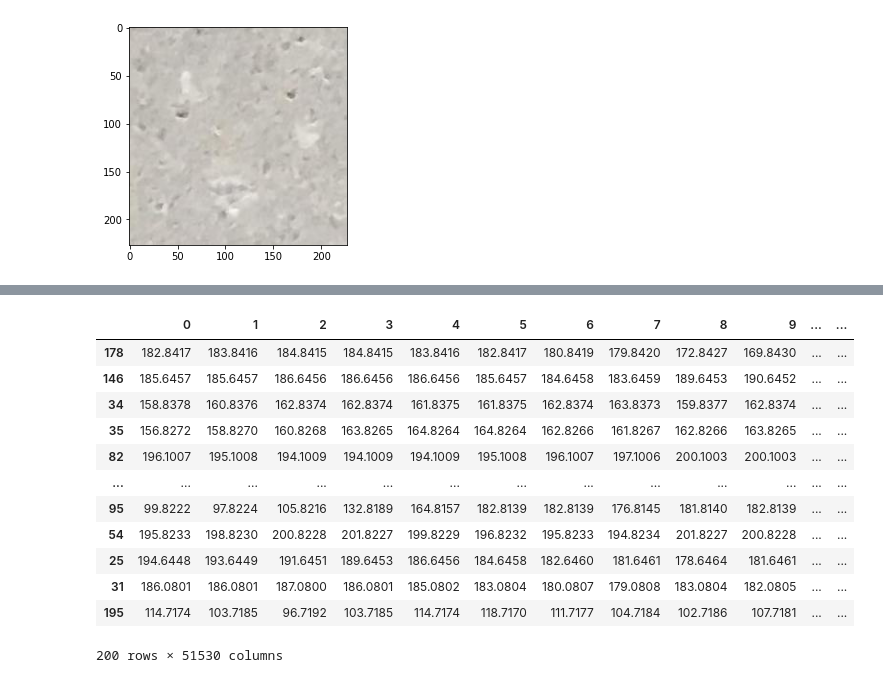
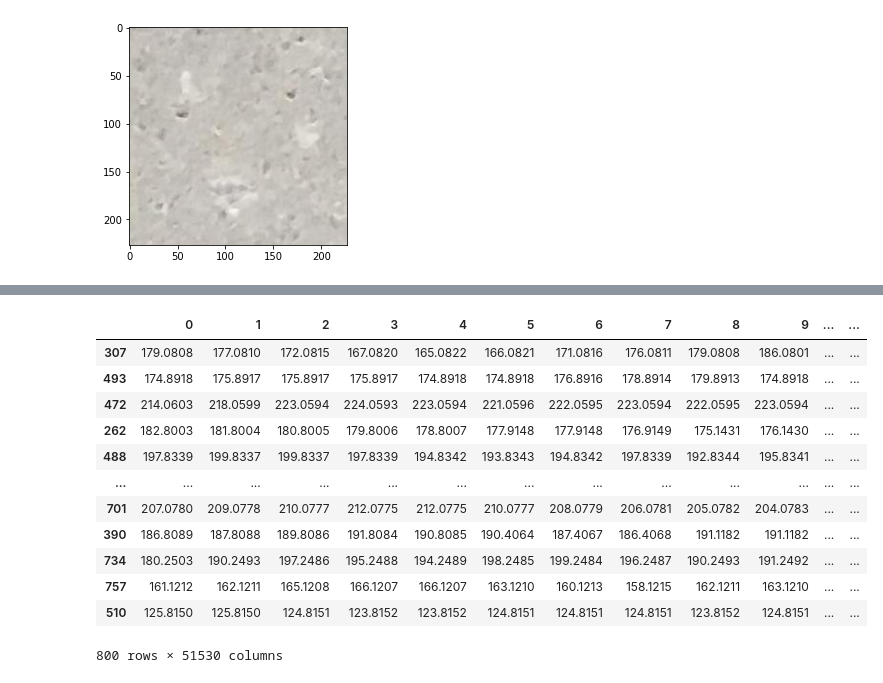
Before and after one commit to pstecklein/capstone, a Jupyter notebook: crackD_experiments.ipynb, the cells around one changed output, grey strips where cells are left out. Drawn from its saved outputs; the diff is of its cells as text; code cells hidden in the pictures.

```diff
--- a/crackD_experiments.ipynb
+++ b/crackD_experiments.ipynb
@@ -48,7 +48,7 @@ for img in img_files:
 train_df = []
 
 
-for i in range(1, 501):
+for i in range(1, 101):
   imgNum = "0"*(5 - len(str(i))) + str(i) + ".jpg"
   trueImg = "true/" + imgNum
   truePath = os.path.join(train_img_dir, trueImg)
@@ -58,7 +58,7 @@ for i in range(1, 501):
   train_df.append(flattened)
 
 
-for i in range(1, 501):
+for i in range(1, 101):
   imgNum = "0"*(5 - len(str(i))) + str(i) + ".jpg"
   falseImg = "false/" + imgNum
   falsePath = os.path.join(train_img_dir, falseImg)
@@ -69,8 +69,8 @@ for i in range(1, 501):
 
 
 train_df = pd.DataFrame(train_df)
-train_df.loc[train_df.index[:500], 'label'] = 1
-train_df.loc[train_df.index[500:], 'label'] = 0
+train_df.loc[train_df.index[:100], 'label'] = 1
+train_df.loc[train_df.index[100:], 'label'] = 0
 
 train_df = train_df.sample(frac=1)
 train_df
@@ -91,47 +91,47 @@ train_df
 # %%
 test_df = []
 
 
-for i in range(1, 101):
+for i in range(1, 401):
   imgNum = "0"*(5 - len(str(1000+i))) + str(1000+i) + ".jpg"
   trueImg = "true/" + imgNum
   truePath = os.path.join(test_img_dir, trueImg)
   imgArr = np.asarray(Image.open(truePath))
   gray = np.dot(imgArr, [0.2989, 0.5870, 0.1140])
   flattened = gray.flatten()
   test_df.append(flattened)
 
 
-for i in range(1, 101):
+for i in range(1, 401):
   imgNum = "0"*(5 - len(str(1000+i))) + str(1000+i) + ".jpg"
   falseImg = "false/" + imgNum
   falsePath = os.path.join(test_img_dir, falseImg)
   imgArr = np.asarray(Image.open(falsePath))
   gray = np.dot(imgArr, [0.2989, 0.5870, 0.1140])
   flattened = gray.flatten()
   test_df.append(flattened)
 
 
 test_df = pd.DataFrame(test_df)
-test_df.loc[test_df.index[:100], 'label'] = 1
-test_df.loc[test_df.index[100:], 'label'] = 0
+test_df.loc[test_df.index[:400], 'label'] = 1
+test_df.loc[test_df.index[400:], 'label'] = 0
 
 test_df = test_df.sample(frac=1)
 test_df
 # %% [output]
 |  | 0 | 1 | 2 | 3 | 4 | 5 | 6 | 7 | 8 | 9 | ... | ... |
-| 178 | 182.8417 | 183.8416 | 184.8415 | 184.8415 | 183.8416 | 182.8417 | 180.8419 | 179.8420 | 172.8427 | 169.8430 | ... | ... |
-| 146 | 185.6457 | 185.6457 | 186.6456 | 186.6456 | 186.6456 | 185.6457 | 184.6458 | 183.6459 | 189.6453 | 190.6452 | ... | ... |
-| 34 | 158.8378 | 160.8376 | 162.8374 | 162.8374 | 161.8375 | 161.8375 | 162.8374 | 163.8373 | 159.8377 | 162.8374 | ... | ... |
-| 35 | 156.8272 | 158.8270 | 160.8268 | 163.8265 | 164.8264 | 164.8264 | 162.8266 | 161.8267 | 162.8266 | 163.8265 | ... | ... |
-| 82 | 196.1007 | 195.1008 | 194.1009 | 194.1009 | 194.1009 | 195.1008 | 196.1007 | 197.1006 | 200.1003 | 200.1003 | ... | ... |
+| 307 | 179.0808 | 177.0810 | 172.0815 | 167.0820 | 165.0822 | 166.0821 | 171.0816 | 176.0811 | 179.0808 | 186.0801 | ... | ... |
+| 493 | 174.8918 | 175.8917 | 175.8917 | 175.8917 | 174.8918 | 174.8918 | 176.8916 | 178.8914 | 179.8913 | 174.8918 | ... | ... |
+| 472 | 214.0603 | 218.0599 | 223.0594 | 224.0593 | 223.0594 | 221.0596 | 222.0595 | 223.0594 | 222.0595 | 223.0594 | ... | ... |
+| 262 | 182.8003 | 181.8004 | 180.8005 | 179.8006 | 178.8007 | 177.9148 | 177.9148 | 176.9149 | 175.1431 | 176.1430 | ... | ... |
+| 488 | 197.8339 | 199.8337 | 199.8337 | 197.8339 | 194.8342 | 193.8343 | 194.8342 | 197.8339 | 192.8344 | 195.8341 | ... | ... |
 | ... | ... | ... | ... | ... | ... | ... | ... | ... | ... | ... | ... | ... |
-| 95 | 99.8222 | 97.8224 | 105.8216 | 132.8189 | 164.8157 | 182.8139 | 182.8139 | 176.8145 | 181.8140 | 182.8139 | ... | ... |
-| 54 | 195.8233 | 198.8230 | 200.8228 | 201.8227 | 199.8229 | 196.8232 | 195.8233 | 194.8234 | 201.8227 | 200.8228 | ... | ... |
-| 25 | 194.6448 | 193.6449 | 191.6451 | 189.6453 | 186.6456 | 184.6458 | 182.6460 | 181.6461 | 178.6464 | 181.6461 | ... | ... |
-| 31 | 186.0801 | 186.0801 | 187.0800 | 186.0801 | 185.0802 | 183.0804 | 180.0807 | 179.0808 | 183.0804 | 182.0805 | ... | ... |
-| 195 | 114.7174 | 103.7185 | 96.7192 | 103.7185 | 114.7174 | 118.7170 | 111.7177 | 104.7184 | 102.7186 | 107.7181 | ... | ... |
+| 701 | 207.0780 | 209.0778 | 210.0777 | 212.0775 | 212.0775 | 210.0777 | 208.0779 | 206.0781 | 205.0782 | 204.0783 | ... | ... |
+| 390 | 186.8089 | 187.8088 | 189.8086 | 191.8084 | 190.8085 | 190.4064 | 187.4067 | 186.4068 | 191.1182 | 191.1182 | ... | ... |
+| 734 | 180.2503 | 190.2493 | 197.2486 | 195.2488 | 194.2489 | 198.2485 | 199.2484 | 196.2487 | 190.2493 | 191.2492 | ... | ... |
+| 757 | 161.1212 | 162.1211 | 165.1208 | 166.1207 | 166.1207 | 163.1210 | 160.1213 | 158.1215 | 162.1211 | 163.1210 | ... | ... |
+| 510 | 125.8150 | 125.8150 | 124.8151 | 123.8152 | 123.8152 | 124.8151 | 124.8151 | 124.8151 | 123.8152 | 124.8151 | ... | ... |
-200 rows × 51530 columns
+800 rows × 51530 columns
 # %%
 from sklearn.svm import OneClassSVM
 from sklearn.linear_model import LogisticRegression
```
Also changed, not shown: parts of 15 cells of this notebook.
